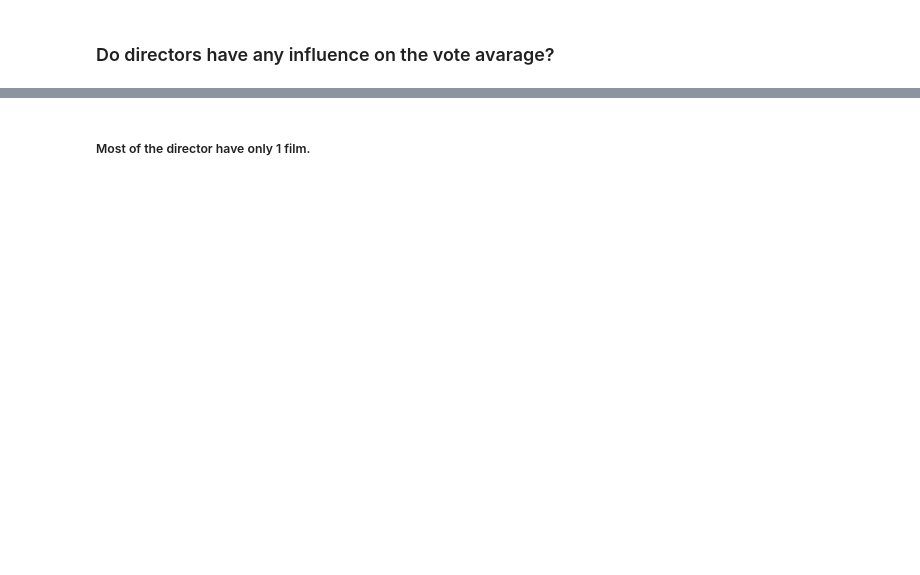
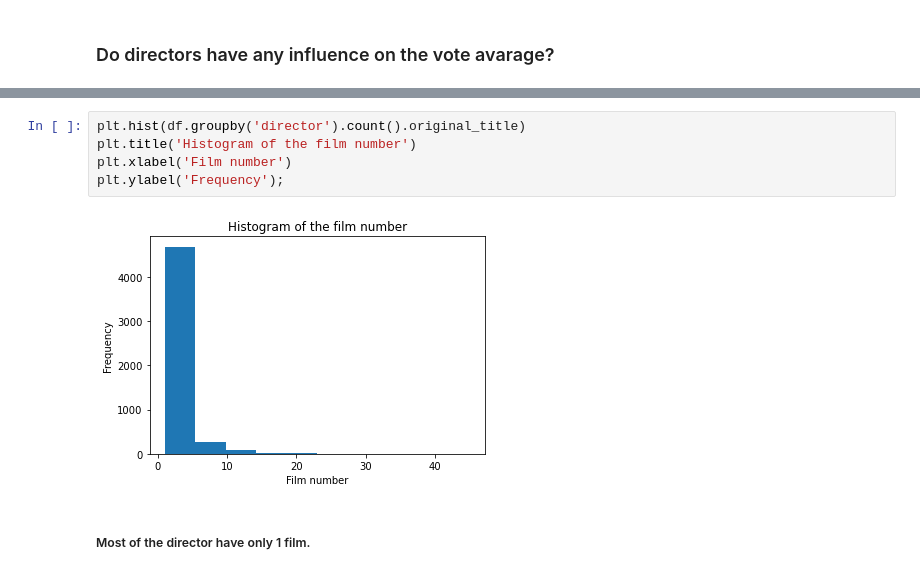
Before and after one commit to KaoriMI/Project_Investigate_a_Dataset, a Jupyter notebook: investigate-a-dataset-template.ipynb, the cells around one changed output, grey strips where cells are left out. Drawn from its saved outputs; the diff is of its cells as text; blank space fills up the shorter version.

```diff
--- a/investigate-a-dataset-template.ipynb
+++ b/investigate-a-dataset-template.ipynb
@@ -446,6 +507,13 @@ min         1.000000
 75%         2.000000
 max        45.000000
 Name: original_title, dtype: float64
+# %%
+plt.hist(df.groupby('director').count().original_title)
+plt.title('Histogram of the film number')
+plt.xlabel('Film number')
+plt.ylabel('Frequency');
+# %% [output]
+[figure, added]
 # %% [markdown]
 ##### Most of the director have only 1 film.
 # %%
```
Also changed, not shown: parts of 32 cells of this notebook.
